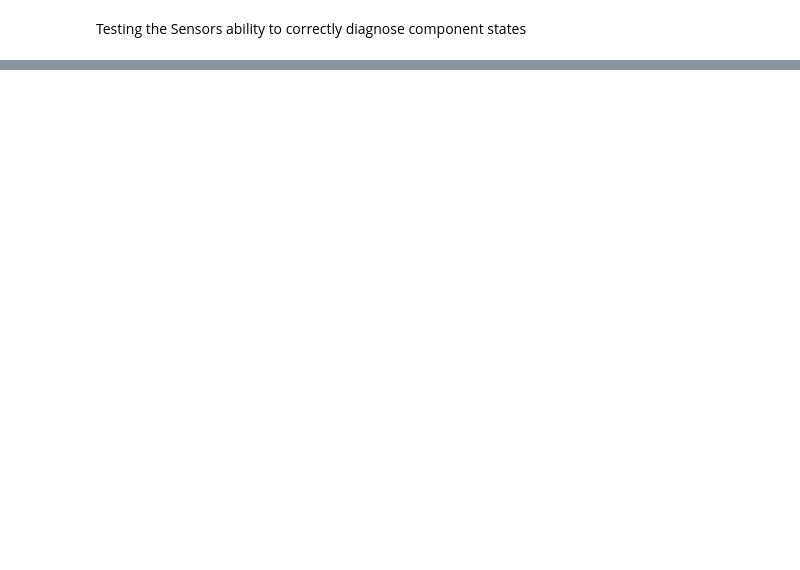
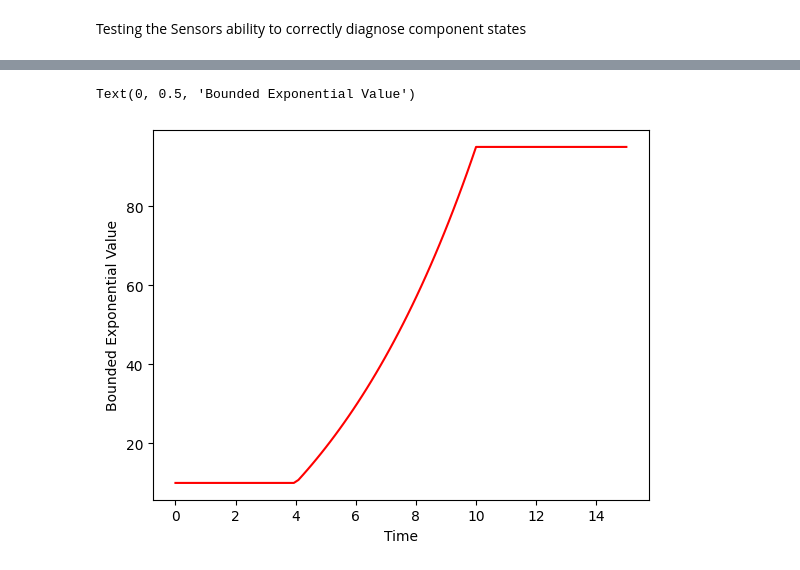
Before and after one commit to andreyaW/KISS2, a Jupyter notebook: object_testing_notebooks/sensors.ipynb, the cells around one changed output, grey strips where cells are left out. Drawn from its saved outputs; the diff is of its cells as text; code cells hidden in the pictures; blank space fills up the shorter version.

```diff
--- a/object_testing_notebooks/sensors.ipynb
+++ b/object_testing_notebooks/sensors.ipynb
@@ -32,0 +46,45 @@ Diagnosis Sensor Accuracy: 83.17%
+# %%
+import numpy as np
+import matplotlib.pyplot as plt
+
+def bounded_exponential(
+    t: float,
+    t0: float,
+    tf: float,
+    min_value: float,
+    max_value: float
+) -> float:
+    """
+    Exponential growth from min_value to max_value
+    starting at t0 and ending at tf.
+    """
+
+    if t <= t0:
+        return min_value
+
+    if t >= tf:
+        return max_value
+
+    # Normalize time to [0, 1]
+    tau = (t - t0) / (tf - t0)
+
+    # Exponential curve normalized to hit endpoints exactly
+    # exp(0) = 1 → min_value
+    # exp(1) normalized → max_value
+    growth = (np.exp(tau) - 1) / (np.e - 1)
+
+    return min_value + growth * (max_value - min_value)
+
+plt.figure()
+times = np.linspace(0, 15, num_time_steps)
+t_0 = 4
+t_f = 10
+min_val = 10
+max_val = 95
+values = [bounded_exponential(t, t_0, t_f, min_val, max_val) for t in times]
+plt.plot(times, values, 'r-')
+plt.xlabel("Time")
+plt.ylabel("Bounded Exponential Value")
+# %% [output]
+Text(0, 0.5, 'Bounded Exponential Value')
+[figure, added]
```
Also changed, not shown: parts of 2 cells of this notebook, 1 other file.
